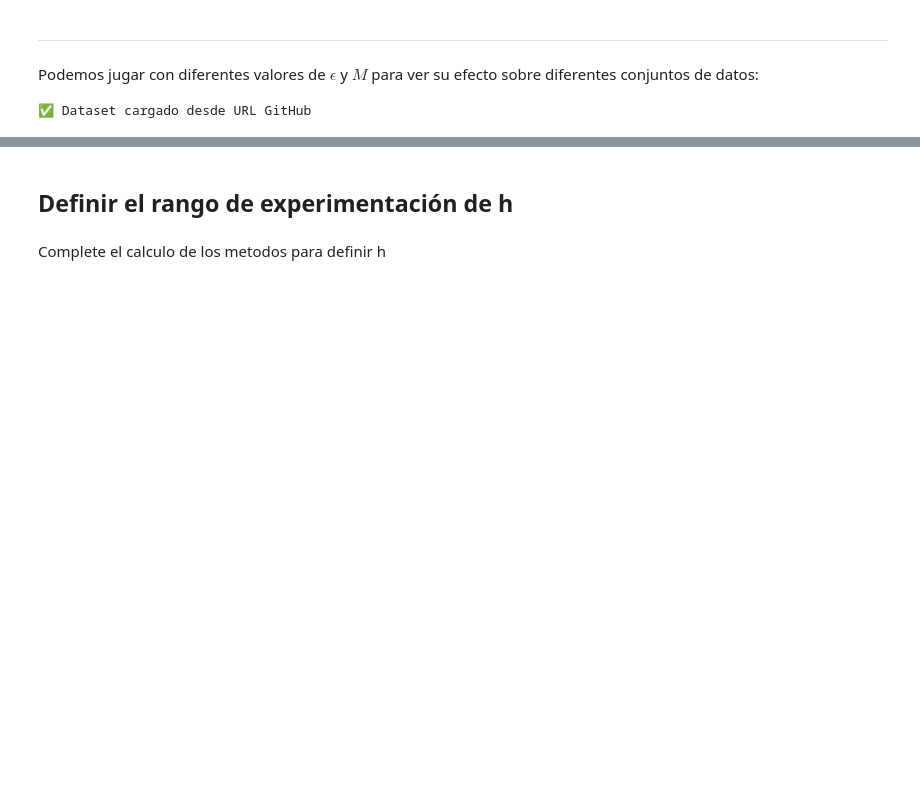
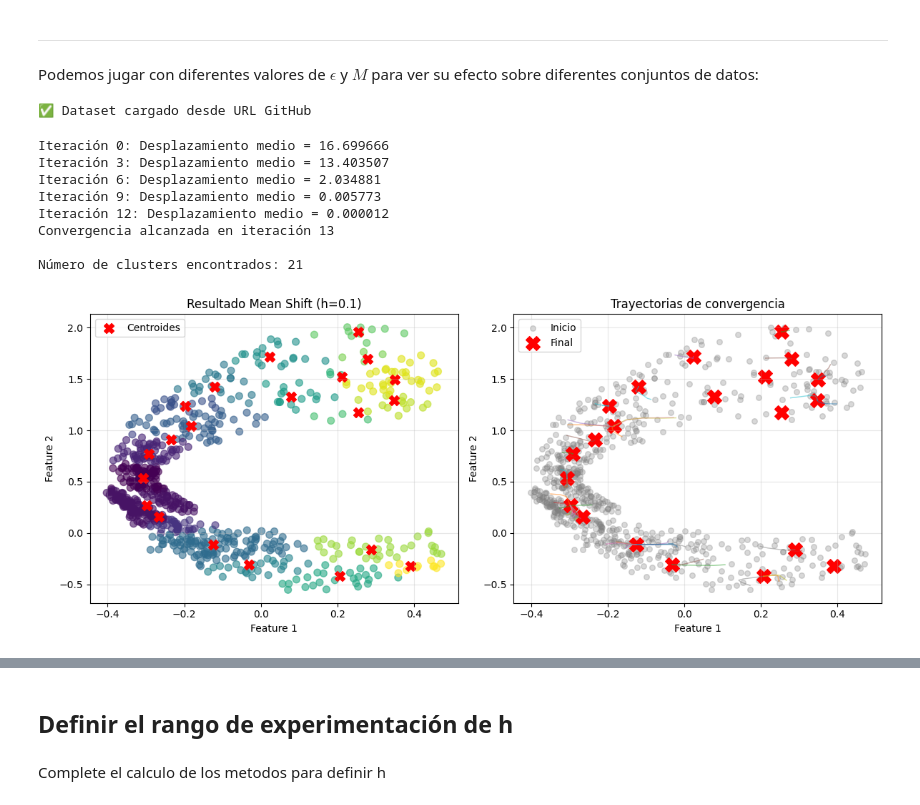
Before and after one commit to SandraNavarrete-docente/aprendizaje-automatico-252601, a Jupyter notebook: 04-MODELOS-NO-SUPERVISADOS/4_6_2_Métodos_de_clustering_basado_en_densidad.ipynb, the cells around one changed output, grey strips where cells are left out. Saved outputs shown, nothing was run; the diff lists cells and outputs as text; code cells hidden in the pictures; blank space fills up the shorter version.

```diff
--- a/04-MODELOS-NO-SUPERVISADOS/4_6_2_Métodos_de_clustering_basado_en_densidad.ipynb
+++ b/04-MODELOS-NO-SUPERVISADOS/4_6_2_Métodos_de_clustering_basado_en_densidad.ipynb
@@ -66,7 +69,7 @@ El algoritmo MeanShift usa la función kernel para delimitar el vecindario y dev
 def kernel_gaussiano(mDistancia, i, h):
     dist = mDistancia[i, :]
     # Kernel gaussiano
-    weights = # p1. Complete el codigo
+    weights = np.exp(-(dist/h)**2) # p1. Complete el codigo
     # Solo se aceptan los que estén en el vecindario (bandwidth efectivo)
     weights[weights <= (1.0 / np.e)] = 0
     return weights
@@ -77,8 +80,8 @@ def mean_shift_vector(X, weights, i):
     # Asegurar que weights tenga la forma correcta
     weights = weights.reshape(-1, 1)
     # Calcular centro de masa ponderado
-    numerador = # p2. Complete el codigo
-    denominador = # p3. Complete el codigo
+    numerador = np.sum(weights * X, axis=0) # p2. Complete el codigo
+    denominador = np.sum(weights) # p3. Complete el codigo
     if denominador > 0:
         centro_masa_ponderado = numerador / denominador
         shift = centro_masa_ponderado - X[i, :]
@@ -102,14 +105,14 @@ def agrupamiento_densidad_MeanShift(Dx, h, n_iteraciones=100, tolerancia=1e-5):
         mDistancia = matriz_distancias(actDx, distancia_euclidiana)
         for i in range(n_muestras):
             # Calcular pesos usando kernel gaussiano
-            weights = # p4. Complete el codigo
+            weights = kernel_gaussiano(mDistancia, i, h) # p4. Complete el codigo
             # Calcular nuevo centro de masa
-            nuevo_punto, shift = # p5. Complete el codigo
+            nuevo_punto, shift = mean_shift_vector(actDx, weights, i) # p5. Complete el codigo
             actDx[i, :] = nuevo_punto
         # Guardar trayectoria (opcional)
         trayectorias[iteracion, :, :] = actDx
         # Verificar convergencia
-        desplazamiento_total = # p6. Complete el codigo
+        desplazamiento_total = np.sum(np.sqrt(np.sum((actDx - actDx_anterior)**2, axis=1))) # p6. Complete el codigo
         if iteracion % 3 == 0:
             print(f"Iteración {iteracion}: Desplazamiento medio = {desplazamiento_total:.6f}")
 
@@ -119,7 +122,7 @@ def agrupamiento_densidad_MeanShift(Dx, h, n_iteraciones=100, tolerancia=1e-5):
             break
 
     centros = np.unique(np.round(actDx ,3), axis=0)
-    asignacion = # p7. Complete el codigo
+    asignacion = np.argmin(euclidean_distances(actDx, centros), axis=1) # p7. Complete el codigo
     return np.array(centros), asignacion, trayectorias[:iteracion+1, :, :]
 # %% [markdown]
 Esta función permite vizuaizar la asignacion de los puntos a los clusters y la trayectoria de algunos puntos desde su posicion inicial al centro del cluster
@@ -173,18 +191,28 @@ visualizar_proceso_mean_shift(Dx, h, centroides, etiquetas, trayectorias)
 <hr>
 Podemos jugar con diferentes valores de $\epsilon$ y $M$ para ver su efecto sobre diferentes conjuntos de datos:
 # %%
-D =cargar_dataset("dataset_dos_remolinos.xlsx")
-D = D[ np.random.choice(np.arange(D.shape[0]), D.shape[0], replace=False) ,:]
-Dx = D[:,1:3]
-Dy = D[:,3]
+D1 =cargar_dataset("dataset_dos_remolinos.xlsx")
+D1 = D1[ np.random.choice(np.arange(D1.shape[0]), D1.shape[0], replace=False) ,:]
+Dx1 = D1[:,1:3]
+Dy1 = D1[:,3]
 # %% [output]
 ✅ Dataset cargado desde URL GitHub
 # %%
  # Aplicar Mean Shift
-h = 0.01
-centroides, etiquetas, trayectorias = # p8. Complete el codigo
+h = 0.1
+centroides, etiquetas, trayectorias = agrupamiento_densidad_MeanShift(Dx1, h, n_iteraciones=50) # p8. Complete el codigo
 print(f"\nNúmero de clusters encontrados: {len(centroides)}")
-visualizar_proceso_mean_shift(Dx, h, centroides, etiquetas, trayectorias)
+visualizar_proceso_mean_shift(Dx1, h, centroides, etiquetas, trayectorias)
+# %% [output]
+Iteración 0: Desplazamiento medio = 16.699666
+Iteración 3: Desplazamiento medio = 13.403507
+Iteración 6: Desplazamiento medio = 2.034881
+Iteración 9: Desplazamiento medio = 0.005773
+Iteración 12: Desplazamiento medio = 0.000012
+Convergencia alcanzada en iteración 13
+
+Número de clusters encontrados: 21
+[figure, added]
 # %%
  # Aplicar Mean Shift
 h = 0.2
```
Also changed, not shown: parts of 15 cells of this notebook.
